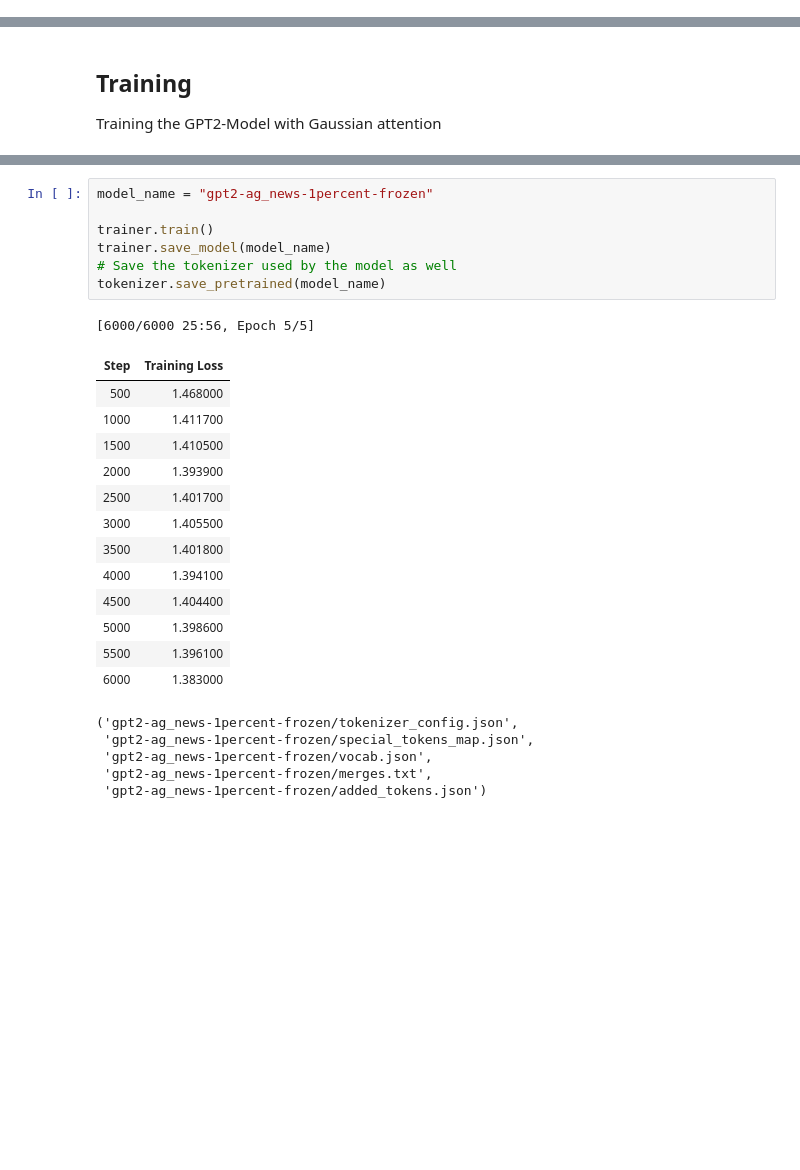
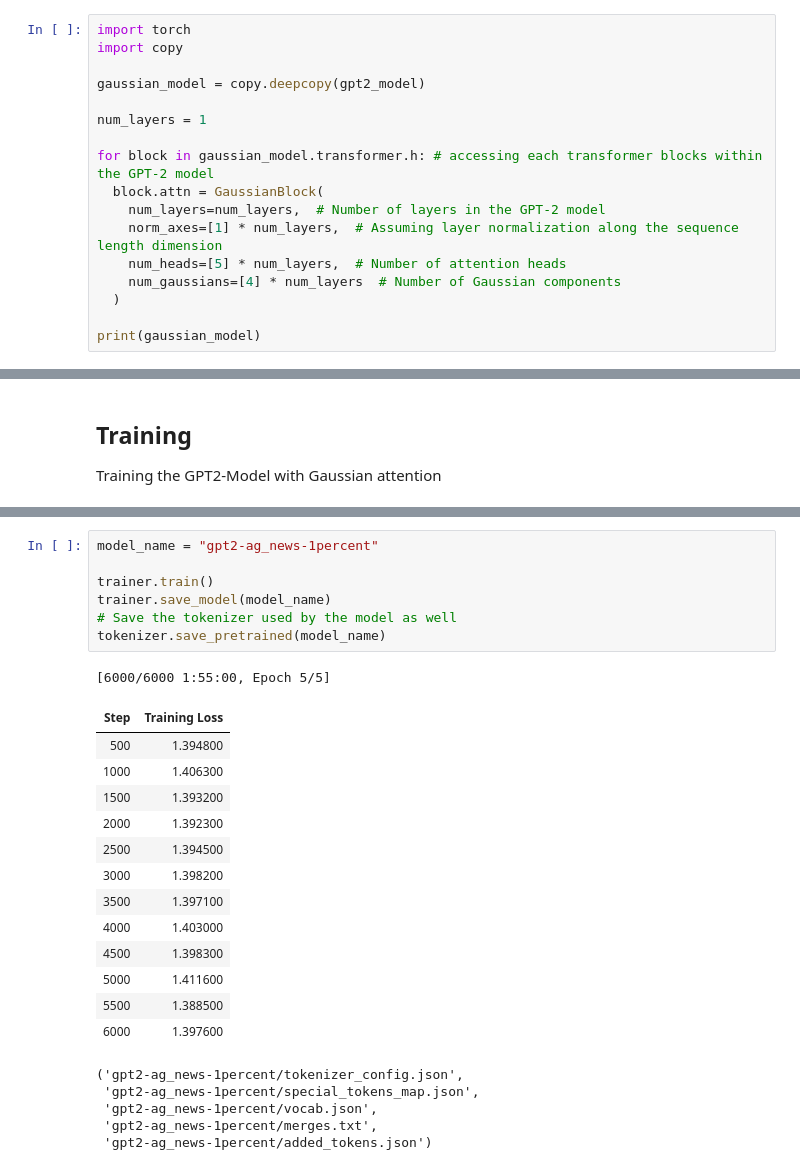
Before and after one commit to wallacees12/AML-Laplacian-Attention, a Jupyter notebook: gpt2_fine_tuning_gaussian_v2.ipynb, the cells around one changed output, grey strips where cells are left out. Saved outputs shown, nothing was run; the diff lists cells and outputs as text; blank space fills up the shorter version.

Commit message:
added documentation + trying to understand GaussianBlock better

```diff
--- a/gpt2_fine_tuning_gaussian_v2.ipynb
+++ b/gpt2_fine_tuning_gaussian_v2.ipynb
@@ -213,0 +327,17 @@ for block in gaussian_model.transformer.h: # accessing each transformer blocks w
+# %%
+import torch
+import copy
+
+gaussian_model = copy.deepcopy(gpt2_model)
+
+num_layers = 1
+
+for block in gaussian_model.transformer.h: # accessing each transformer blocks within the GPT-2 model
+  block.attn = GaussianBlock(
+    num_layers=num_layers,  # Number of layers in the GPT-2 model
+    norm_axes=[1] * num_layers,  # Assuming layer normalization along the sequence length dimension
+    num_heads=[5] * num_layers,  # Number of attention heads
+    num_gaussians=[4] * num_layers  # Number of Gaussian components
+  )
+
+print(gaussian_model)
@@ -301,32 +450,32 @@ trainer = Trainer(
     eval_dataset=tokenized_dataset["test"],
 )
 # %%
-model_name = "gpt2-ag_news-1percent-frozen"
+model_name = "gpt2-ag_news-1percent"
 
 trainer.train()
 trainer.save_model(model_name)
 # Save the tokenizer used by the model as well
 tokenizer.save_pretrained(model_name)
 # %% [output]
-[6000/6000 25:56, Epoch 5/5]
+[6000/6000 1:55:00, Epoch 5/5]
 | Step | Training Loss |
-| 500 | 1.468000 |
-| 1000 | 1.411700 |
-| 1500 | 1.410500 |
-| 2000 | 1.393900 |
-| 2500 | 1.401700 |
-| 3000 | 1.405500 |
-| 3500 | 1.401800 |
-| 4000 | 1.394100 |
-| 4500 | 1.404400 |
-| 5000 | 1.398600 |
-| 5500 | 1.396100 |
-| 6000 | 1.383000 |
+| 500 | 1.394800 |
+| 1000 | 1.406300 |
+| 1500 | 1.393200 |
+| 2000 | 1.392300 |
+| 2500 | 1.394500 |
+| 3000 | 1.398200 |
+| 3500 | 1.397100 |
+| 4000 | 1.403000 |
+| 4500 | 1.398300 |
+| 5000 | 1.411600 |
+| 5500 | 1.388500 |
+| 6000 | 1.397600 |
-('gpt2-ag_news-1percent-frozen/tokenizer_config.json',
- 'gpt2-ag_news-1percent-frozen/special_tokens_map.json',
- 'gpt2-ag_news-1percent-frozen/vocab.json',
- 'gpt2-ag_news-1percent-frozen/merges.txt',
- 'gpt2-ag_news-1percent-frozen/added_tokens.json')
+('gpt2-ag_news-1percent/tokenizer_config.json',
+ 'gpt2-ag_news-1percent/special_tokens_map.json',
+ 'gpt2-ag_news-1percent/vocab.json',
+ 'gpt2-ag_news-1percent/merges.txt',
+ 'gpt2-ag_news-1percent/added_tokens.json')
 # %%
 trainer.evaluate()
 # %% [output]
```
Also changed, not shown: parts of 26 cells of this notebook, 2 other files.
